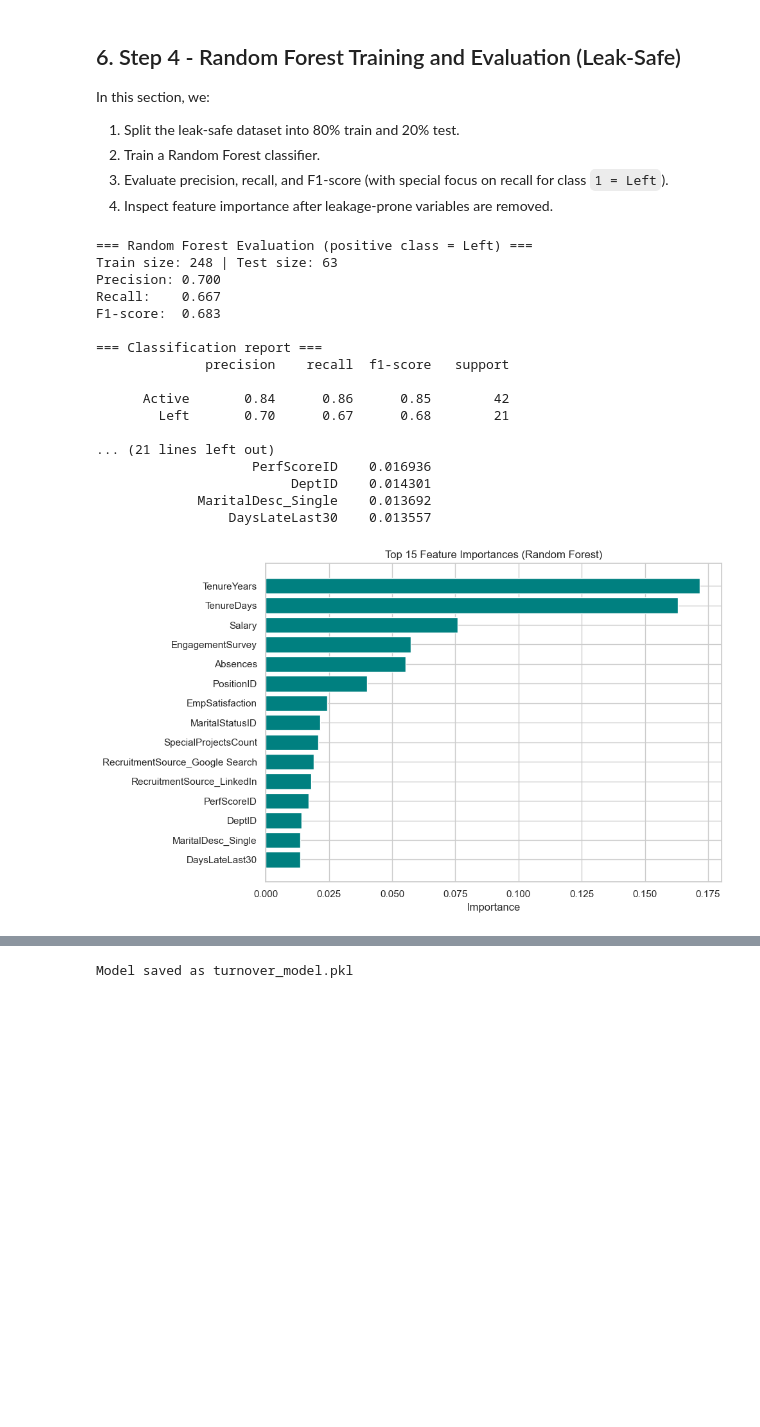
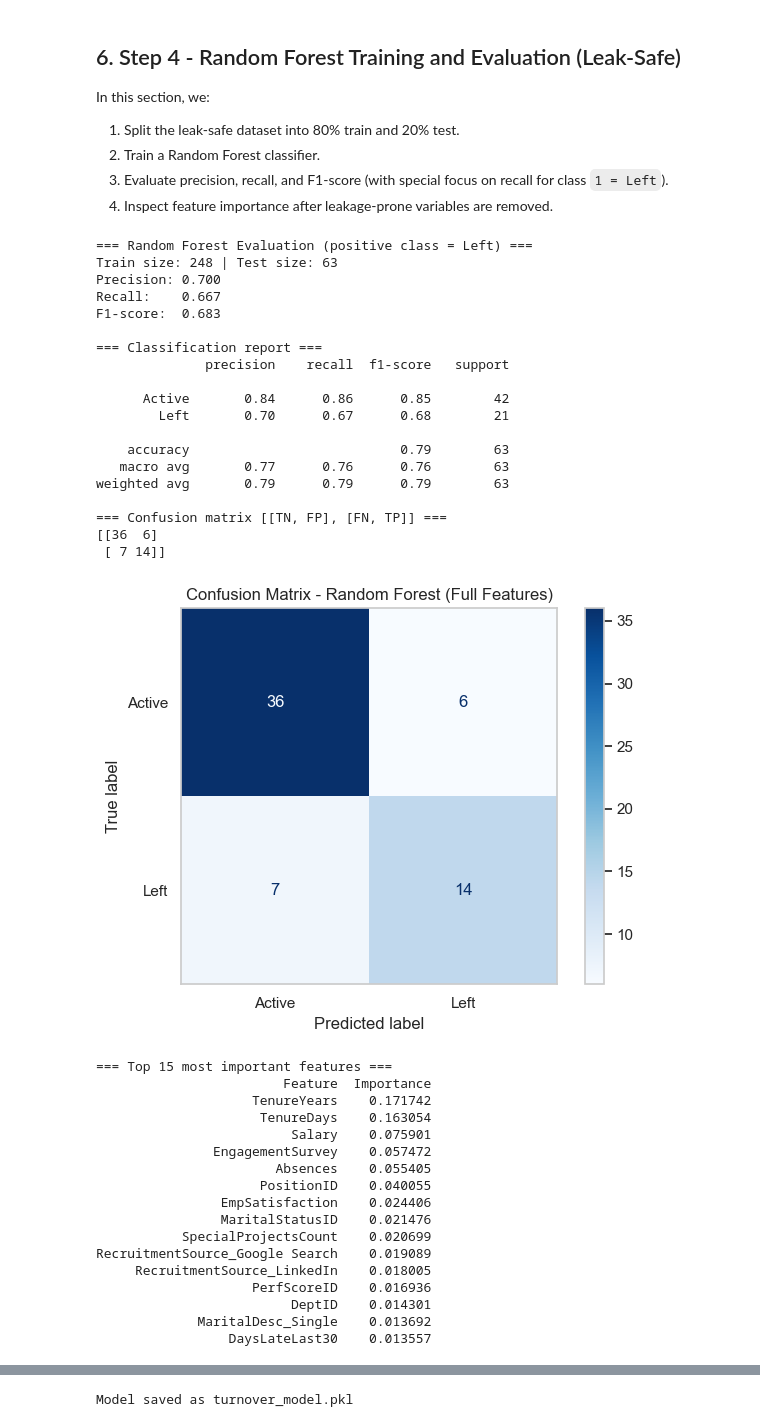
Before and after one commit to ChloeDaunas/hackathon-explainability-AI, a Jupyter notebook: data based model.ipynb, the cells around one changed output, grey strips where cells are left out. Drawn from its saved outputs; the diff is of its cells as text; code cells hidden in the pictures; blank space fills up the shorter version.

```diff
--- a/data based model.ipynb
+++ b/data based model.ipynb
@@ -464,7 +464,14 @@ In this section, we:
 import matplotlib.pyplot as plt
 from sklearn.model_selection import train_test_split
 from sklearn.ensemble import RandomForestClassifier
-from sklearn.metrics import precision_score, recall_score, f1_score, classification_report, confusion_matrix
+from sklearn.metrics import (
+    precision_score,
+    recall_score,
+    f1_score,
+    classification_report,
+    confusion_matrix,
+    ConfusionMatrixDisplay,
+)
 
 # 80/20 split with class stratification
 X_train, X_test, y_train, y_test = train_test_split(
@@ -499,8 +506,17 @@ print(f"F1-score:  {f1:.3f}")
 print("\n=== Classification report ===")
 print(classification_report(y_test, y_pred, target_names=["Active", "Left"], zero_division=0))
 
+cm = confusion_matrix(y_test, y_pred)
 print("=== Confusion matrix [[TN, FP], [FN, TP]] ===")
-print(confusion_matrix(y_test, y_pred))
+print(cm)
+
+# Confusion matrix chart
+disp = ConfusionMatrixDisplay(confusion_matrix=cm, display_labels=["Active", "Left"])
+disp.plot(cmap="Blues", values_format="d")
+plt.title("Confusion Matrix - Random Forest (Full Features)")
+plt.grid(False)
+plt.tight_layout()
+plt.show()
 
 # Feature importance ranking
 importance_df = (
@@ -511,36 +527,55 @@ importance_df = (
     .sort_values("Importance", ascending=False)
     .reset_index(drop=True)
 )
 
 top_k = 15
 top_features = importance_df.head(top_k)
 
 print(f"\n=== Top {top_k} most important features ===")
 print(top_features.to_string(index=False))
 
 # Quick chart
 plt.figure(figsize=(10, 6))
 plt.barh(top_features["Feature"][::-1], top_features["Importance"][::-1], color="teal")
 plt.title(f"Top {top_k} Feature Importances (Random Forest)")
 plt.xlabel("Importance")
 plt.tight_layout()
 plt.show()
 # %% [output]
 === Random Forest Evaluation (positive class = Left) ===
 Train size: 248 | Test size: 63
 Precision: 0.700
 Recall:    0.667
 F1-score:  0.683
 
 === Classification report ===
               precision    recall  f1-score   support
 
       Active       0.84      0.86      0.85        42
         Left       0.70      0.67      0.68        21
 
-... (21 lines left out)
-                    PerfScoreID    0.016936
-                         DeptID    0.014301
-             MaritalDesc_Single    0.013692
-                 DaysLateLast30    0.013557
+    accuracy                           0.79        63
+   macro avg       0.77      0.76      0.76        63
+weighted avg       0.79      0.79      0.79        63
+
+=== Confusion matrix [[TN, FP], [FN, TP]] ===
+[[36  6]
+ [ 7 14]]
-[figure, old version]
+[figure, new version]
+=== Top 15 most important features ===
+                        Feature  Importance
+                    TenureYears    0.171742
+                     TenureDays    0.163054
+                         Salary    0.075901
+               EngagementSurvey    0.057472
+                       Absences    0.055405
+                     PositionID    0.040055
+                EmpSatisfaction    0.024406
+                MaritalStatusID    0.021476
+           SpecialProjectsCount    0.020699
+RecruitmentSource_Google Search    0.019089
+     RecruitmentSource_LinkedIn    0.018005
+                    PerfScoreID    0.016936
+                         DeptID    0.014301
+             MaritalDesc_Single    0.013692
+                 DaysLateLast30    0.013557
```
Also changed, not shown: parts of 2 cells of this notebook.
